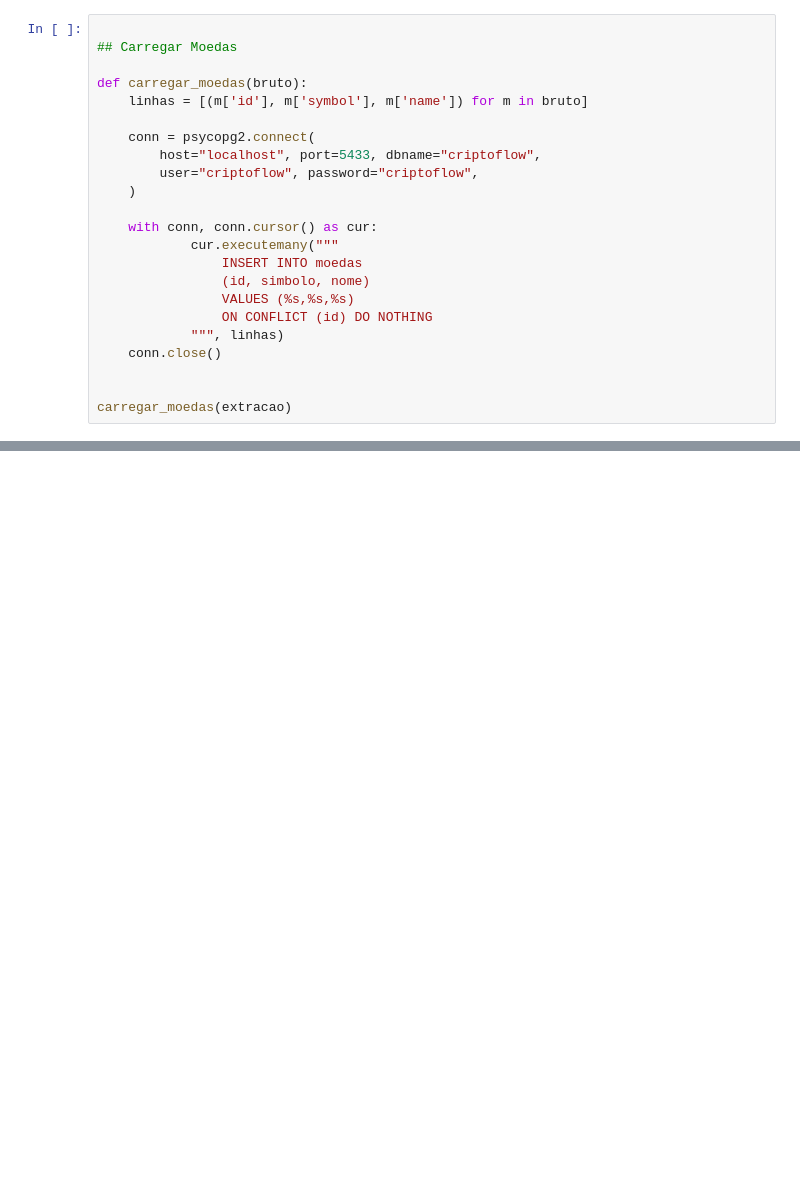
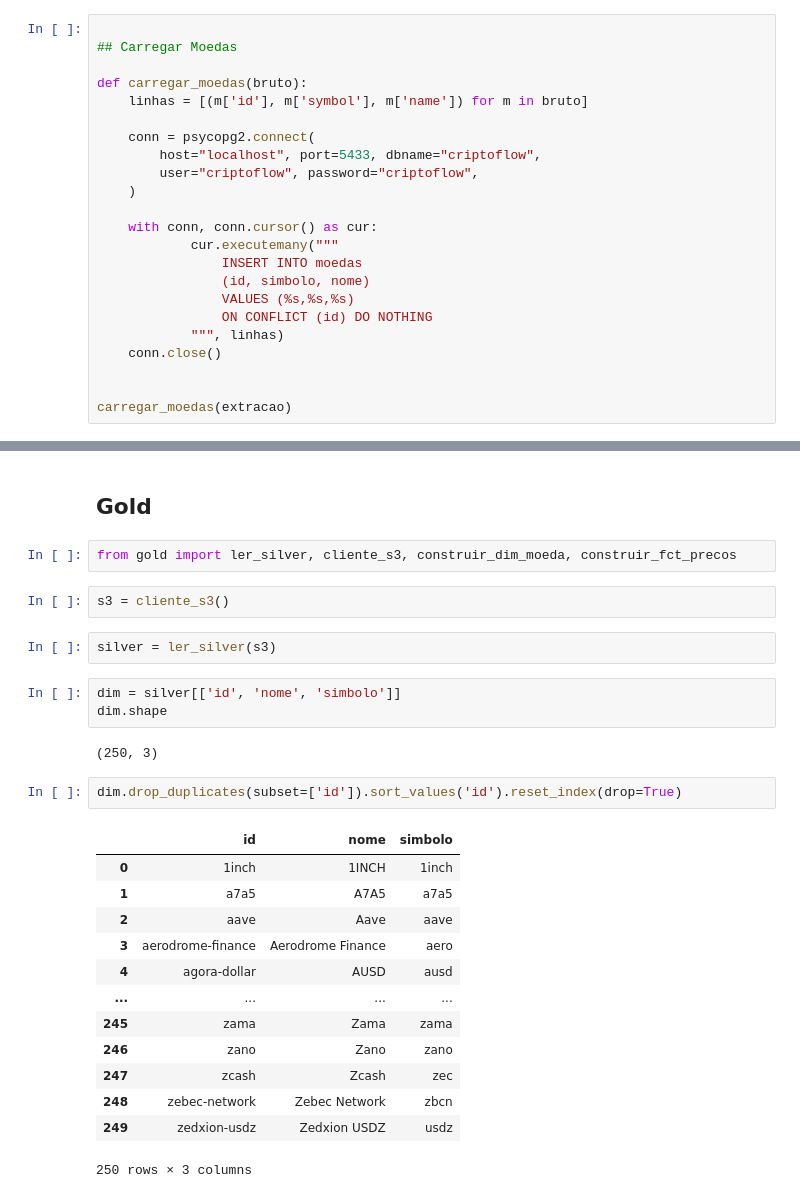
Before and after one commit to thelastbeto/criptoflow, a Jupyter notebook: data_exploration.ipynb, the cells around one changed output, grey strips where cells are left out. Saved outputs shown, nothing was run; the diff lists cells and outputs as text; blank space fills up the shorter version.

```diff
--- a/data_exploration.ipynb
+++ b/data_exploration.ipynb
@@ -167,0 +320,29 @@ with conn, conn.cursor() as cur:
+# %% [markdown]
+## Gold
+# %%
+from gold import ler_silver, cliente_s3, construir_dim_moeda, construir_fct_precos
+# %%
+s3 = cliente_s3()
+# %%
+silver = ler_silver(s3)
+# %%
+dim = silver[['id', 'nome', 'simbolo']]
+dim.shape
+# %% [output]
+(250, 3)
+# %%
+dim.drop_duplicates(subset=['id']).sort_values('id').reset_index(drop=True)
+# %% [output]
+|  | id | nome | simbolo |
+| 0 | 1inch | 1INCH | 1inch |
+| 1 | a7a5 | A7A5 | a7a5 |
+| 2 | aave | Aave | aave |
+| 3 | aerodrome-finance | Aerodrome Finance | aero |
+| 4 | agora-dollar | AUSD | ausd |
+| ... | ... | ... | ... |
+| 245 | zama | Zama | zama |
+| 246 | zano | Zano | zano |
+| 247 | zcash | Zcash | zec |
+| 248 | zebec-network | Zebec Network | zbcn |
+| 249 | zedxion-usdz | Zedxion USDZ | usdz |
+250 rows × 3 columns
```
Also changed, not shown: parts of 15 cells of this notebook.
